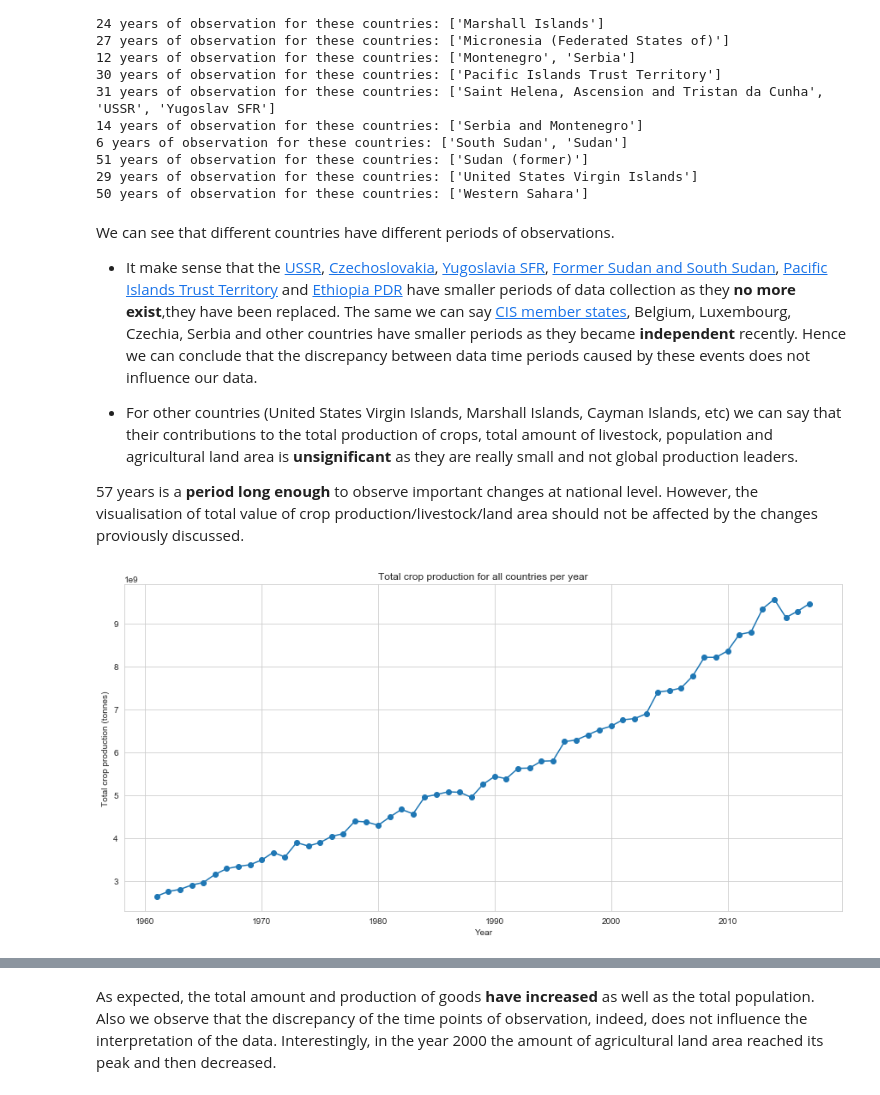
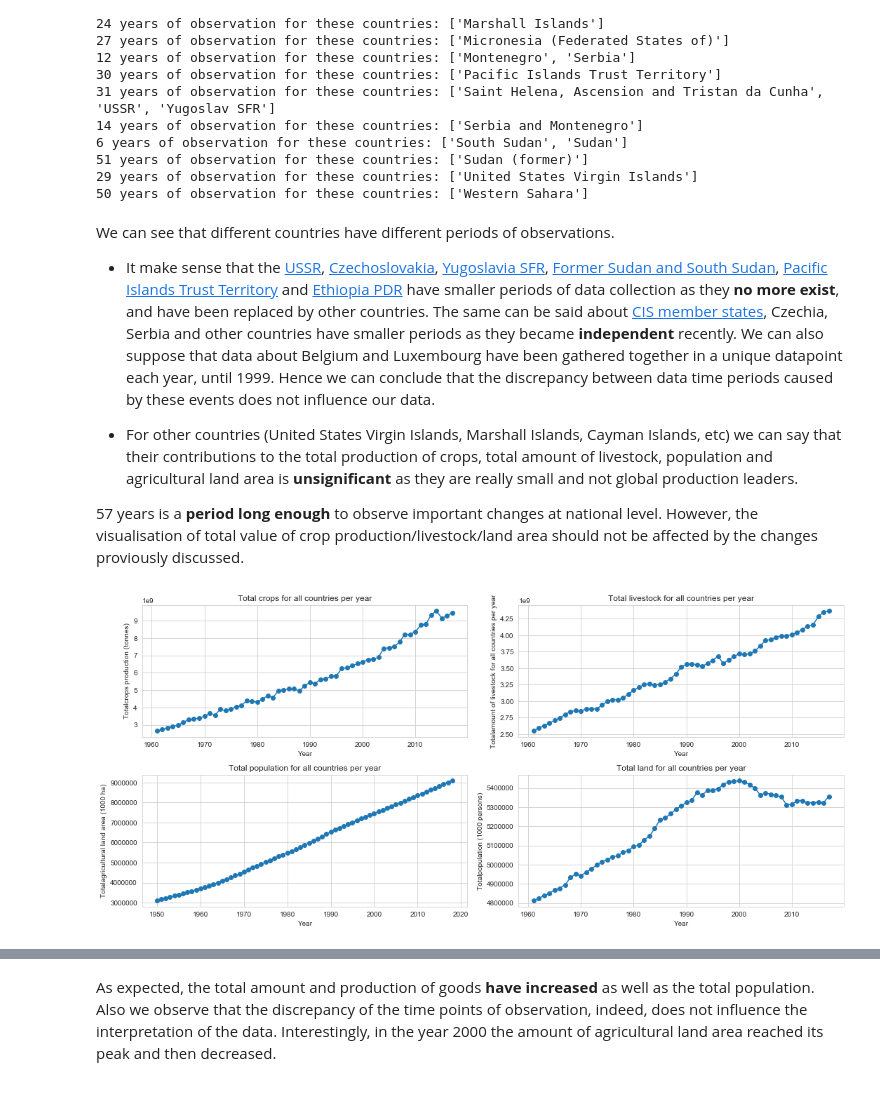
Before and after one commit to pull-fiction/make-crops-not-war, a Jupyter notebook: project.ipynb, the cells around one changed output, grey strips where cells are left out. Drawn from its saved outputs; the diff is of its cells as text; code cells hidden in the pictures.

```diff
--- a/project.ipynb
+++ b/project.ipynb
@@ -447,3 +481,21 @@ total_productions_per_year_per_country = \
+# %%
+def sum_total_yearly_quantity(df):
+    # Group by country and year, and sum the quantity up
+    return  (
+        df.groupby(['country', 'year'])
+            .sum()
+            .reset_index()
+    )
+
+
+# Sum the total production in all the datasets
+total_productions_per_year_per_country = list(map(sum_total_yearly_quantity, dropped_agricultural_dfs))
+
+# Unpack the list to individual dataframes
+crop_per_year_per_country, \
+livestock_per_year_per_country, \
+population_per_year_per_country, \
+land_per_year_per_country = total_productions_per_year_per_country
 # %%
 for name, df in zip(agricultural_dfs_names, total_productions_per_year_per_country):
 
@@ -494,20 +549,28 @@ for observation in crop_years_observation[1:]:
 # %% [markdown]
 We can see that different countries have different periods of observations.
 
-- It make sense that the [USSR](https://en.wikipedia.org/wiki/Soviet_Union), [Czechoslovakia](https://en.wikipedia.org/wiki/Czechoslovakia), [Yugoslavia SFR](https://en.wikipedia.org/wiki/Socialist_Federal_Republic_of_Yugoslavia), [Former Sudan and South Sudan](https://en.wikipedia.org/wiki/2011_South_Sudanese_independence_referendum), [Pacific Islands Trust Territory](https://en.wikipedia.org/wiki/Trust_Territory_of_the_Pacific_Islands) and [Ethiopia PDR](https://en.wikipedia.org/wiki/People%27s_Democratic_Republic_of_Ethiopia) have smaller periods of data collection as they **no more exist**,they have been replaced. The same we can say [CIS member states](https://en.wikipedia.org/wiki/Commonwealth_of_Independent_States), Belgium, Luxembourg, Czechia, Serbia and other countries have smaller periods as they became **independent** recently. Hence we can conclude that the discrepancy between data time periods caused by these events does not influence our data.
+- It make sense that the [USSR](https://en.wikipedia.org/wiki/Soviet_Union), [Czechoslovakia](https://en.wikipedia.org/wiki/Czechoslovakia), [Yugoslavia SFR](https://en.wikipedia.org/wiki/Socialist_Federal_Republic_of_Yugoslavia), [Former Sudan and South Sudan](https://en.wikipedia.org/wiki/2011_South_Sudanese_independence_referendum), [Pacific Islands Trust Territory](https://en.wikipedia.org/wiki/Trust_Territory_of_the_Pacific_Islands) and [Ethiopia PDR](https://en.wikipedia.org/wiki/People%27s_Democratic_Republic_of_Ethiopia) have smaller periods of data collection as they **no more exist**, and have been replaced by other countries. The same can be said about [CIS member states](https://en.wikipedia.org/wiki/Commonwealth_of_Independent_States), Czechia, Serbia and other countries have smaller periods as they became **independent** recently. We can also suppose that data about Belgium and Luxembourg have been gathered together in a unique datapoint each year, until 1999. Hence we can conclude that the discrepancy between data time periods caused by these events does not influence our data.
 
 - For other countries (United States Virgin Islands, Marshall Islands, Cayman Islands, etc) we can say that their contributions to the total production of crops, total amount of livestock, population and agricultural land area is **unsignificant** as they are really small and not global production leaders.
 
 57 years is a **period long enough** to observe important changes at national level. However, the visualisation of total value of crop production/livestock/land area should not be affected by the changes proviously discussed.
 # %%
-f, ax = plt.subplots(figsize=(15, 7))
+f, ax = plt.subplots(2, 2, figsize=(15, 7))
 
-# Summing up the total production for every country per year
-crop_per_year = crop_per_year_per_country.groupby('year').sum().reset_index()
+y_labels = [
+    'crops production (tonnes)',
+    'amount of livestock for all countries per year',
+    'agricultural land area (1000 ha)',
+    'population (1000 persons)'
+]
 
-ax.plot_date(x=crop_per_year['year'], y=crop_per_year['value'], linestyle="-", xdate=True);
-ax.set_title('Total crop production for all countries per year')
-ax.set_xlabel('Year')
-ax.set_ylabel('Total crop production (tonnes)');
+for i, (df, name) in enumerate(zip(total_productions_per_year_per_country, agricultural_dfs_names)):
+    prod_per_year = df.groupby('year').sum().reset_index()
+    ax[i // 2, i % 2].plot_date(x=prod_per_year['year'], y=prod_per_year['value'], linestyle="-", xdate=True);
+    ax[i // 2, i % 2].set_title(f'Total {name} for all countries per year')
+    ax[i // 2, i % 2].set_xlabel('Year')
+    ax[i // 2, i % 2].set_ylabel('Total' + y_labels[i])
+
+f.tight_layout()
 # %% [output]
-[figure, old version]
+[figure, new version]
```
Also changed, not shown: parts of 47 cells of this notebook, 9 other files.
